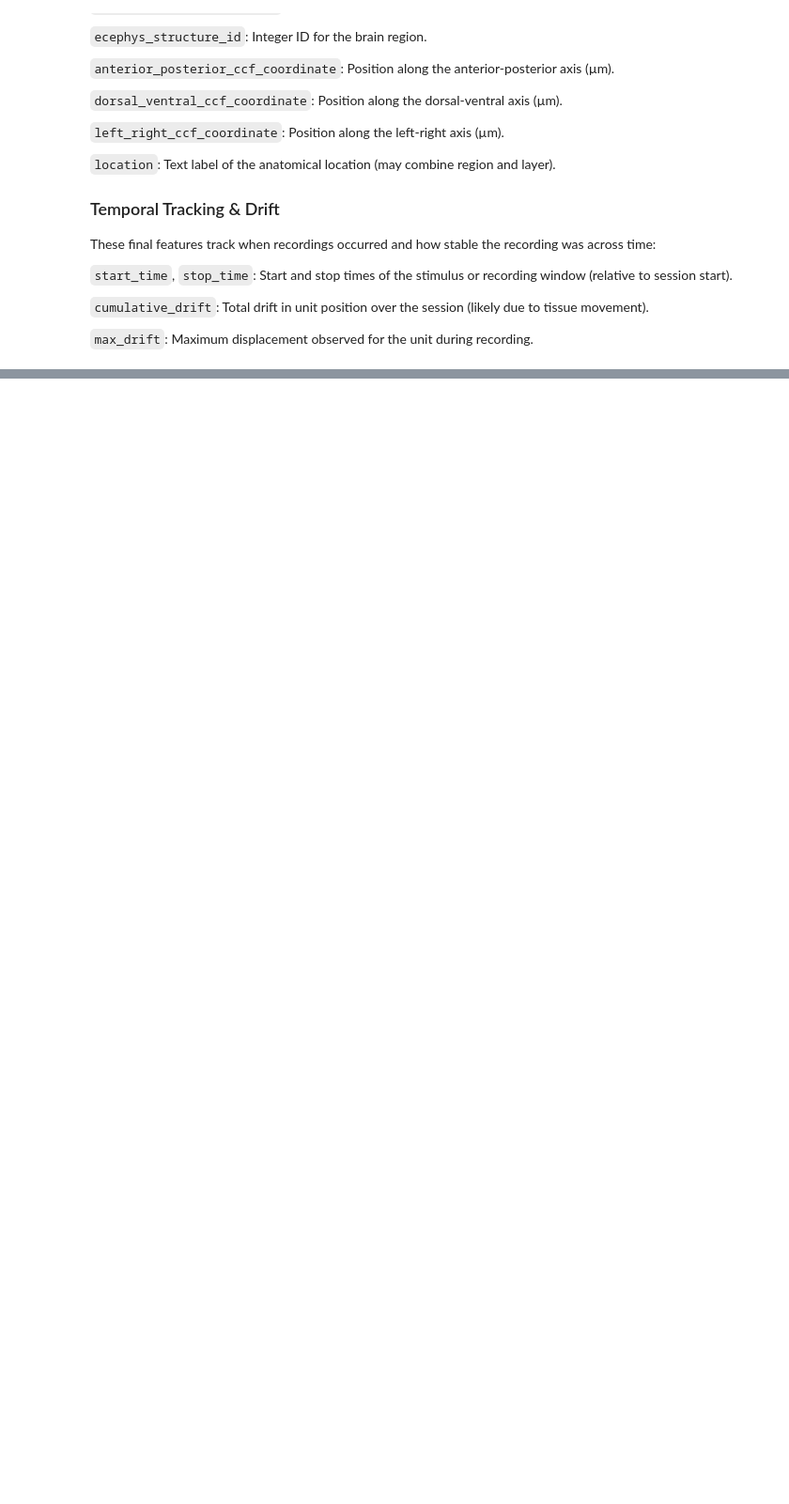
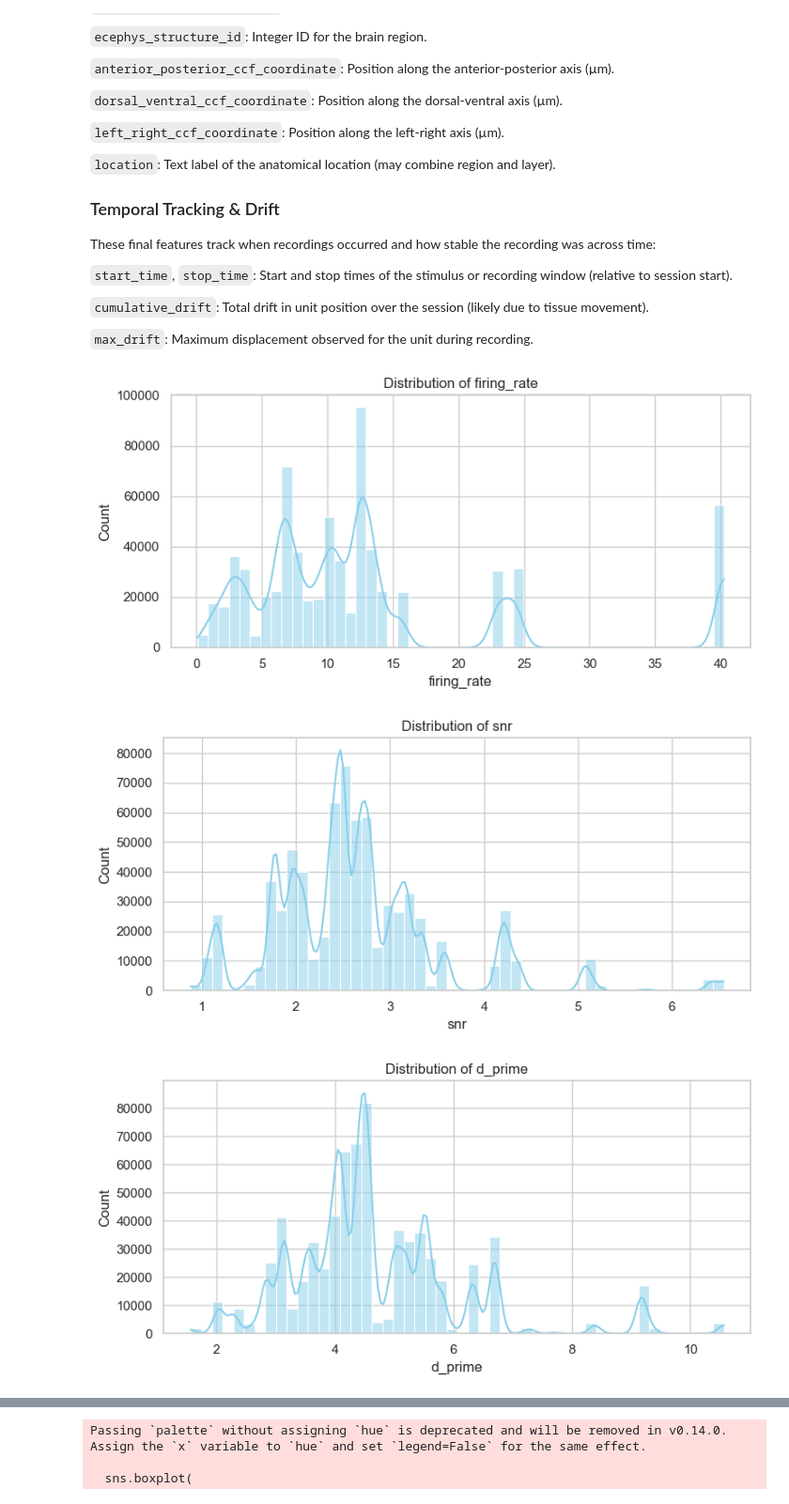
Before and after one commit to tebe-nigrelli/MMN-Group-Project, a Jupyter notebook: 01_EDA.ipynb, the cells around one changed output, grey strips where cells are left out. Shown: that part at 94% size. Saved outputs shown, nothing was run; the diff lists cells and outputs as text; code cells hidden in the pictures; blank space fills up the shorter version.

```diff
--- a/01_EDA.ipynb
+++ b/01_EDA.ipynb
@@ -135,3 +133,46 @@ These final features track when recordings occurred and how stable the recording
 `cumulative_drift`: Total drift in unit position over the session (likely due to tissue movement).
 
 `max_drift`: Maximum displacement observed for the unit during recording.
+# %%
+import pandas as pd
+import seaborn as sns
+import matplotlib.pyplot as plt
+
+# List of quality metrics
+quality_metrics = [
+    'firing_rate', 'snr', 'd_prime',
+    'isolation_distance', 'L_ratio'
+]
+
+# Set seaborn style
+sns.set(style="whitegrid")
+
+# 1. HISTOGRAMS/KDE PLOTS
+for metric in quality_metrics:
+    plt.figure(figsize=(8, 4))
+    sns.histplot(s_df[metric], kde=True, bins=50, color="skyblue")
+    plt.title(f"Distribution of {metric}")
+    plt.xlabel(metric)
+    plt.ylabel("Count")
+    plt.tight_layout()
+    plt.show()
+
+# 2. BOXPLOTS GROUPED BY BRAIN REGION
+for metric in quality_metrics:
+    plt.figure(figsize=(12, 5))
+    # You may want to filter to regions with enough units
+    top_regions = s_df['ecephys_structure_acronym'].value_counts().index[:10]
+    sns.boxplot(
+        data=s_df[s_df['ecephys_structure_acronym'].isin(top_regions)],
+        x='ecephys_structure_acronym',
+        y=metric,
+        palette='Set2'
+    )
+    plt.title(f"{metric} by Brain Region")
+    plt.xticks(rotation=45)
+    plt.tight_layout()
+    plt.show()
+# %% [output]
+[figure, added]
+[figure, added]
+[figure, added]
@@ -137,0 +181,3 @@ These final features track when recordings occurred and how stable the recording
+Passing `palette` without assigning `hue` is deprecated and will be removed in v0.14.0. Assign the `x` variable to `hue` and set `legend=False` for the same effect.
+
+  sns.boxplot(
```
Also changed, not shown: parts of 5 cells of this notebook, 1 other file.
